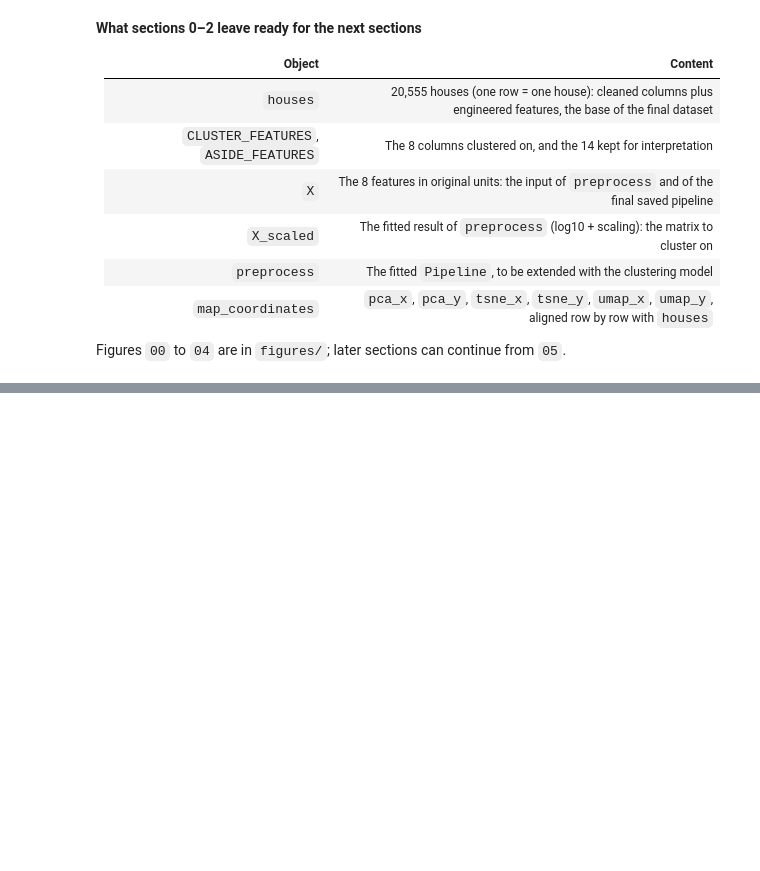
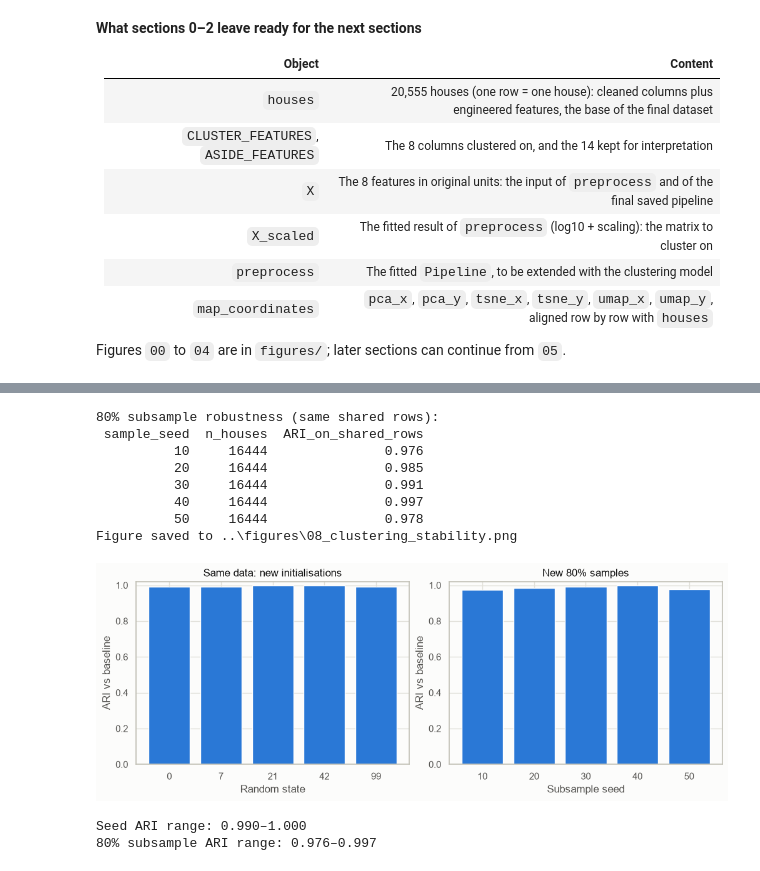
Before and after one commit to iaac-maai/Group2_Day3_Assignment, a Jupyter notebook: notebook/unsupervised_learning.ipynb, the cells around one changed output, grey strips where cells are left out. Cells and saved outputs as stored; diff of their text form; code cells hidden in the pictures; blank space fills up the shorter version.

```diff
--- a/notebook/unsupervised_learning.ipynb
+++ b/notebook/unsupervised_learning.ipynb
@@ -642,0 +792,12 @@ Figures `00` to `04` are in `figures/`; later sections can continue from `05`.
+# %%
+SEEDS = [0, 7, 21, 42, 99]
+seed_results = []
+for seed in SEEDS:
+    variant = KMeans(n_clusters=FINAL_K, random_state=seed, n_init=10)
+    variant_labels = variant.fit_predict(X_cluster)
+    seed_results.append({'random_state': seed,
+                         'ARI_vs_baseline': adjusted_rand_score(cluster_labels, variant_labels),
+                         'inertia': variant.inertia_})
+seed_stability = pd.DataFrame(seed_results)
+print('Different random initialisations:')
+print(seed_stability.round(4).to_string(index=False))
@@ -642,0 +812,40 @@ Figures `00` to `04` are in `figures/`; later sections can continue from `05`.
+# %%
+SUBSAMPLE_FRAC = 0.80
+SUBSAMPLE_SEEDS = [10, 20, 30, 40, 50]
+subsample_results = []
+for seed in SUBSAMPLE_SEEDS:
+    idx = np.sort(np.random.default_rng(seed).choice(
+        n_houses, size=int(SUBSAMPLE_FRAC * n_houses), replace=False))
+    sub_model = KMeans(n_clusters=FINAL_K, random_state=seed, n_init=10)
+    sub_labels = sub_model.fit_predict(X_cluster[idx])
+    subsample_results.append({'sample_seed': seed, 'n_houses': len(idx),
+                              'ARI_on_shared_rows': adjusted_rand_score(cluster_labels[idx], sub_labels)})
+subsample_stability = pd.DataFrame(subsample_results)
+print('80% subsample robustness (same shared rows):')
+print(subsample_stability.round(4).to_string(index=False))
+
+fig, axes = plt.subplots(1, 2, figsize=(10, 3.7), constrained_layout=True)
+axes[0].bar(seed_stability['random_state'].astype(str), seed_stability['ARI_vs_baseline'], color=BLUE)
+axes[1].bar(subsample_stability['sample_seed'].astype(str),
+            subsample_stability['ARI_on_shared_rows'], color=BLUE)
+for ax in axes:
+    ax.set(ylim=(0, 1.02), ylabel='ARI vs baseline')
+axes[0].set(xlabel='Random state', title='Same data: new initialisations')
+axes[1].set(xlabel='Subsample seed', title='New 80% samples')
+save_fig('08_clustering_stability')
+plt.show()
+
+print(f"Seed ARI range: {seed_stability['ARI_vs_baseline'].min():.3f}–{seed_stability['ARI_vs_baseline'].max():.3f}")
+print(f"80% subsample ARI range: {subsample_stability['ARI_on_shared_rows'].min():.3f}–{subsample_stability['ARI_on_shared_rows'].max():.3f}")
+# %% [output]
+80% subsample robustness (same shared rows):
+ sample_seed  n_houses  ARI_on_shared_rows
+          10     16444               0.976
+          20     16444               0.985
+          30     16444               0.991
+          40     16444               0.997
+          50     16444               0.978
+Figure saved to ..\figures\08_clustering_stability.png
+[figure, added]
+Seed ARI range: 0.990–1.000
+80% subsample ARI range: 0.976–0.997
```
Also changed, not shown: parts of 22 cells of this notebook, 9 other files.
